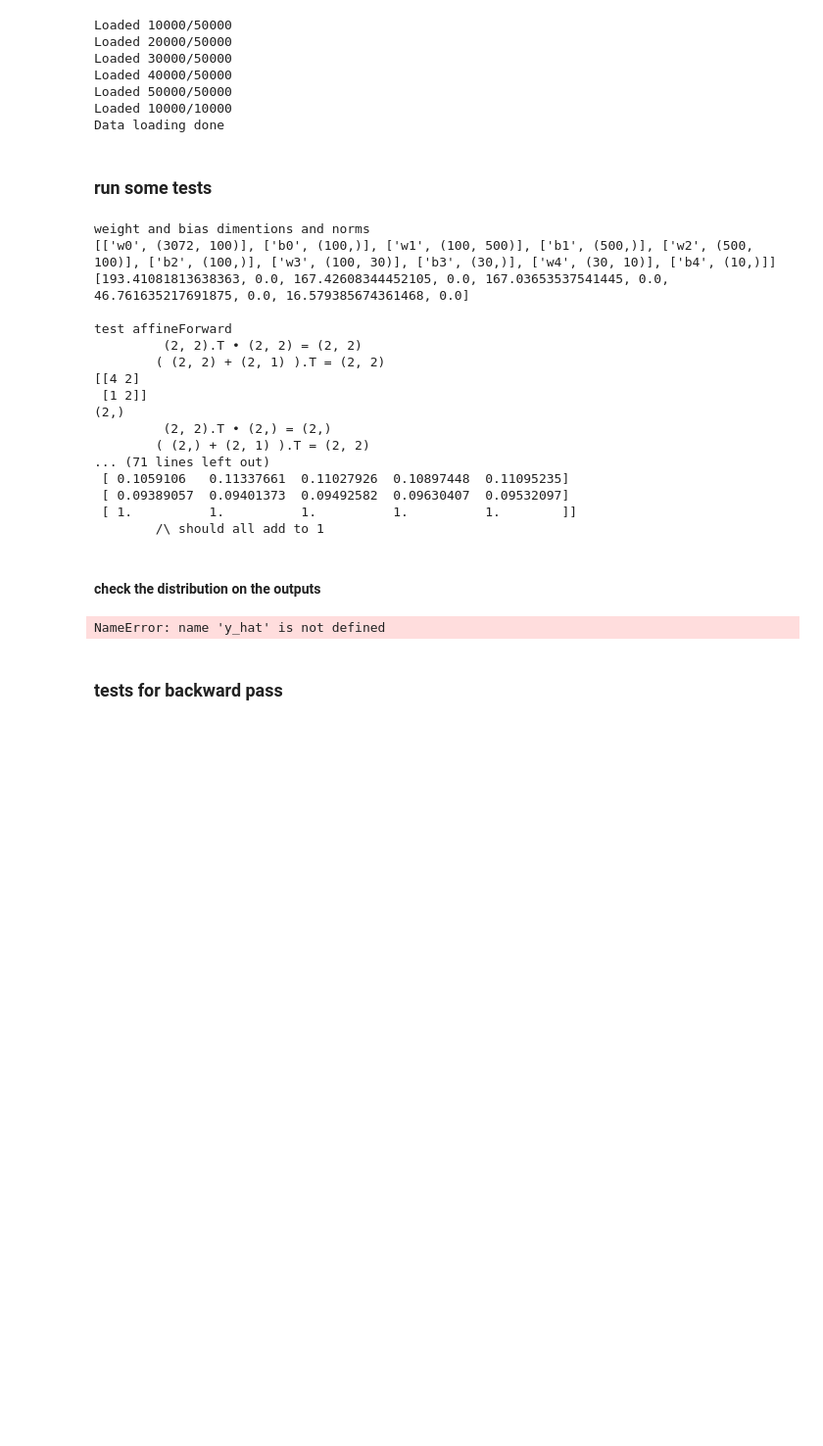
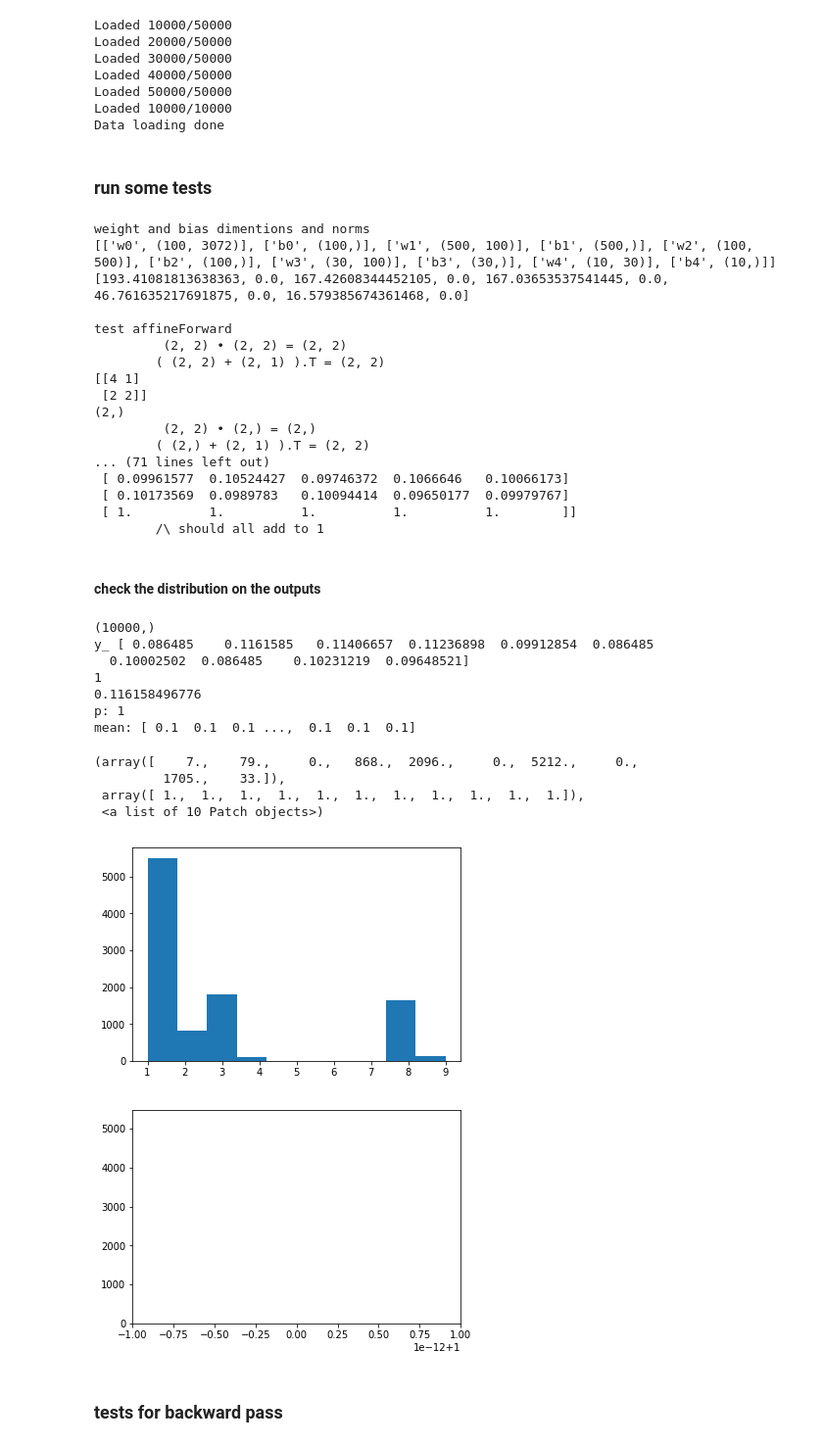
Before and after one commit to JackLangerman/DeepLearing9223-HW1, a Jupyter notebook: HW1-uni.ipynb, the cells around one changed output. Shown at 98% size. Cells and saved outputs as stored; diff of their text form; code cells hidden in the pictures; blank space fills up the shorter version.

```diff
--- a/HW1-uni.ipynb
+++ b/HW1-uni.ipynb
@@ -44,7 +44,7 @@ class NeuralNetwork(object):
             d_out = layer_dimensions[i+1]
 #             self.parameters["w"+str(i)] = np.random.randn(d_in, d_out) / np.sqrt((d_in+d_out)/2)
 #             self.parameters["w"+str(i)] = np.random.randn(d_in, d_out) / np.sqrt(d_in)
-            self.parameters["w"+str(i)] = np.random.randn(d_in, d_out) * np.sqrt(2/(d_in+d_out))
+            self.parameters["w"+str(i)] = np.random.randn(d_out, d_in) * np.sqrt(2/(d_in+d_out))
             self.parameters["b"+str(i)] = np.zeros(d_out)
 
 
@@ -63,13 +63,13 @@ class NeuralNetwork(object):
 
 #         return aff.T
 
-        lin = np.matmul(W.T, A)
-        print("\t", str(W.shape)+".T", "•", A.shape, "=", lin.shape)
+        lin = np.matmul(W, A)
+        print("\t", str(W.shape), "•", A.shape, "=", lin.shape)
 
         aff = lin + b[:, None]
         print("\t(", lin.shape, "+", b[:, None].shape, ").T =", aff.T.shape)
 
-        return aff
+        return aff, A  # A is returned as the cache
 
 
     def activationForward(self, A, activation="relu"):
@@ -123,13 +123,15 @@ class NeuralNetwork(object):
         A = X #A0 is the input
         for i in range(self.num_layers-1):
             print("compute:", i)
+            cache.append(A)
+
             W = self.parameters["w"+str(i)]
             b = self.parameters["b"+str(i)]
-            Z = self.affineForward(A, W, b)
+            Z, cache = self.affineForward(A, W, b)
             A = self.activationForward(Z, 'relu')
-            cache.append(A)
 
-        AL = A # maybe this should be softmax(A)?
+
+        AL = self.softmax(A)
 
         return AL, cache
 
@@ -150,7 +152,7 @@ class NeuralNetwork(object):
 #         print(Y)
 
 #         y_pred = np.exp(AL) / np.sum(np.exp(AL), axis=0)
-        y_pred = self.softmax(AL)
+        y_pred = AL
 
         cost = np.sum(-Y * np.log(y_pred)) / len(y)
 #         cost = np.dot(AL, y)
@@ -185,7 +187,7 @@ class NeuralNetwork(object):
 #         aff = lin + b[:, None]
 #         print("\t(", lin.shape, "+", b[:, None].shape, ").T =", aff.T.shape)
         dA = np.sum(A.T, axis=0)
-        print(dA.shape)
+#         print(dA.shape)
 
         return dA, dW, db
 
@@ -458,20 +460,20 @@ print("\n\n\n", np.row_stack( (y_hat[:, :5], np.sum( y_hat[:, :5], axis=0)) ) )
 print("\t/\ should all add to 1")
 # %% [output]
 weight and bias dimentions and norms
-[['w0', (3072, 100)], ['b0', (100,)], ['w1', (100, 500)], ['b1', (500,)], ['w2', (500, 100)], ['b2', (100,)], ['w3', (100, 30)], ['b3', (30,)], ['w4', (30, 10)], ['b4', (10,)]]
+[['w0', (100, 3072)], ['b0', (100,)], ['w1', (500, 100)], ['b1', (500,)], ['w2', (100, 500)], ['b2', (100,)], ['w3', (30, 100)], ['b3', (30,)], ['w4', (10, 30)], ['b4', (10,)]]
 [193.41081813638363, 0.0, 167.42608344452105, 0.0, 167.03653537541445, 0.0, 46.761635217691875, 0.0, 16.579385674361468, 0.0]
 
 test affineForward
-         (2, 2).T • (2, 2) = (2, 2)
+         (2, 2) • (2, 2) = (2, 2)
         ( (2, 2) + (2, 1) ).T = (2, 2)
-[[4 2]
- [1 2]]
+[[4 1]
+ [2 2]]
 (2,)
-         (2, 2).T • (2,) = (2,)
+         (2, 2) • (2,) = (2,)
         ( (2,) + (2, 1) ).T = (2, 2)
 ... (71 lines left out)
- [ 0.1059106   0.11337661  0.11027926  0.10897448  0.11095235]
- [ 0.09389057  0.09401373  0.09492582  0.09630407  0.09532097]
+ [ 0.09961577  0.10524427  0.09746372  0.1066646   0.10066173]
+ [ 0.10173569  0.0989783   0.10094414  0.09650177  0.09979767]
  [ 1.          1.          1.          1.          1.        ]]
         /\ should all add to 1
 # %% [markdown]
@@ -479,19 +481,34 @@ test affineForward
 # %%
 y_hat.shape
 p = np.argmax(y_hat, axis = 0)
 print(p.shape)
 print("y_", y_hat[:, 1000])
 
 print(np.argmax(y_hat[:, 1000]))
 print(np.max(y_hat[:, 1000]))
 
 print("p:", p[1000])
 plt.hist(p)
 
 print("mean:", np.mean(y_hat, axis=1))
-np.sum(y_hat, axis=1)
+prob_mass = np.sum(y_hat, axis=1)
+
+plt.figure()
+plt.hist(prob_mass)
 # %% [output]
-NameError: name 'y_hat' is not defined
+(10000,)
+y_ [ 0.086485    0.1161585   0.11406657  0.11236898  0.09912854  0.086485
+  0.10002502  0.086485    0.10231219  0.09648521]
+1
+0.116158496776
+p: 1
+mean: [ 0.1  0.1  0.1 ...,  0.1  0.1  0.1]
+(array([    7.,    79.,     0.,   868.,  2096.,     0.,  5212.,     0.,
+         1705.,    33.]),
+ array([ 1.,  1.,  1.,  1.,  1.,  1.,  1.,  1.,  1.,  1.,  1.]),
+ <a list of 10 Patch objects>)
+[figure, added]
+[figure, added]
 # %% [markdown]
 ### tests for backward pass
 # %%
```
Also changed, not shown: parts of 1 cell of this notebook.
